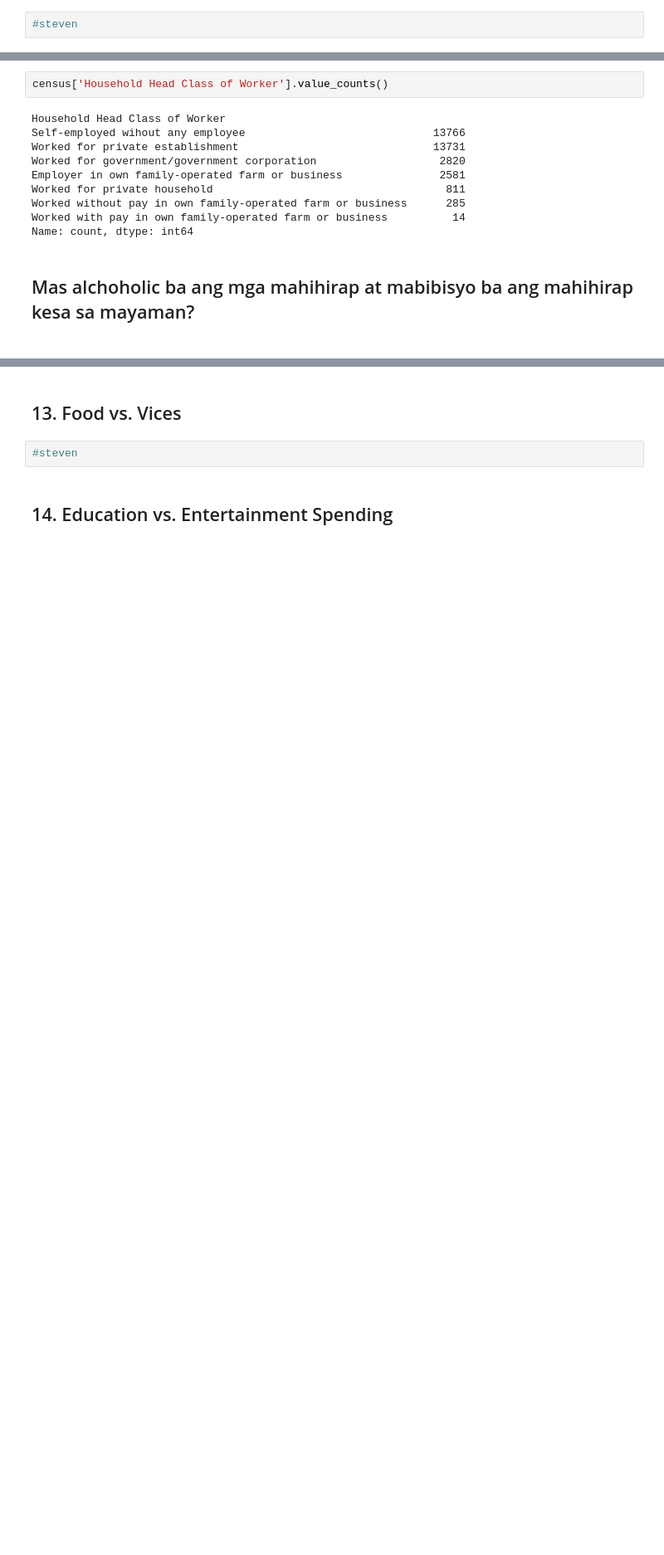
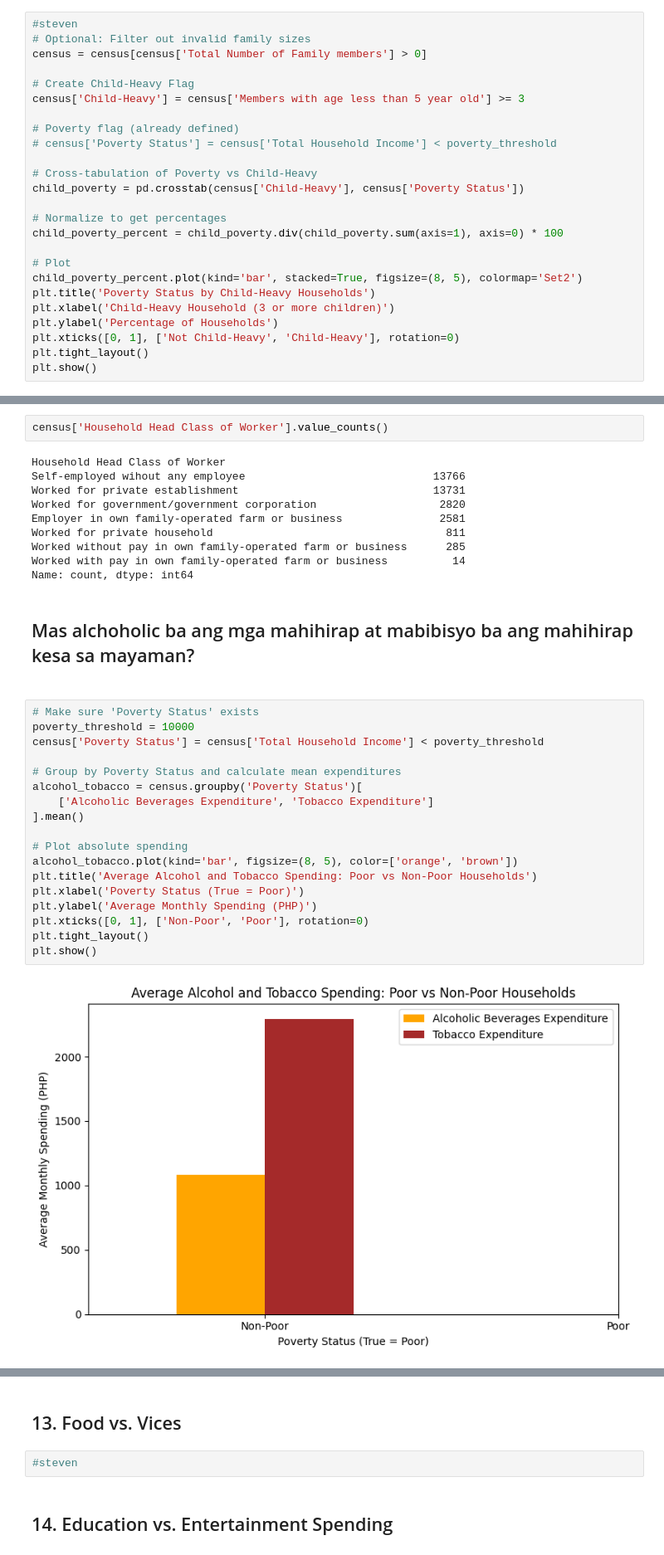
Before and after one commit to Meinya312/PROJECT-ITD-, a Jupyter notebook: project.ipynb, the cells around one changed output, grey strips where cells are left out. Shown at 83% size. Drawn from its saved outputs; the diff is of its cells as text; blank space fills up the shorter version.

```diff
--- a/project.ipynb
+++ b/project.ipynb
@@ -197,3 +275,26 @@ plt.show()
 <h2>9. Child-Heavy Households and Poverty Correlation</h2>
 # %%
 #steven
+# Optional: Filter out invalid family sizes
+census = census[census['Total Number of Family members'] > 0]
+
+# Create Child-Heavy Flag
+census['Child-Heavy'] = census['Members with age less than 5 year old'] >= 3
+
+# Poverty flag (already defined)
+# census['Poverty Status'] = census['Total Household Income'] < poverty_threshold
+
+# Cross-tabulation of Poverty vs Child-Heavy
+child_poverty = pd.crosstab(census['Child-Heavy'], census['Poverty Status'])
+
+# Normalize to get percentages
+child_poverty_percent = child_poverty.div(child_poverty.sum(axis=1), axis=0) * 100
+
+# Plot
+child_poverty_percent.plot(kind='bar', stacked=True, figsize=(8, 5), colormap='Set2')
+plt.title('Poverty Status by Child-Heavy Households')
+plt.xlabel('Child-Heavy Household (3 or more children)')
+plt.ylabel('Percentage of Households')
+plt.xticks([0, 1], ['Not Child-Heavy', 'Child-Heavy'], rotation=0)
+plt.tight_layout()
+plt.show()
@@ -249,3 +352,23 @@ Worked with pay in own family-operated farm or business          14
 Name: count, dtype: int64
 # %% [markdown]
 <h2>Mas alchoholic ba ang mga mahihirap at mabibisyo ba ang mahihirap kesa sa mayaman?<h2>
+# %%
+# Make sure 'Poverty Status' exists
+poverty_threshold = 10000
+census['Poverty Status'] = census['Total Household Income'] < poverty_threshold
+
+# Group by Poverty Status and calculate mean expenditures
+alcohol_tobacco = census.groupby('Poverty Status')[
+    ['Alcoholic Beverages Expenditure', 'Tobacco Expenditure']
+].mean()
+
+# Plot absolute spending
+alcohol_tobacco.plot(kind='bar', figsize=(8, 5), color=['orange', 'brown'])
+plt.title('Average Alcohol and Tobacco Spending: Poor vs Non-Poor Households')
+plt.xlabel('Poverty Status (True = Poor)')
+plt.ylabel('Average Monthly Spending (PHP)')
+plt.xticks([0, 1], ['Non-Poor', 'Poor'], rotation=0)
+plt.tight_layout()
+plt.show()
+# %% [output]
+[figure, added]
```
Also changed, not shown: parts of 12 cells of this notebook.
